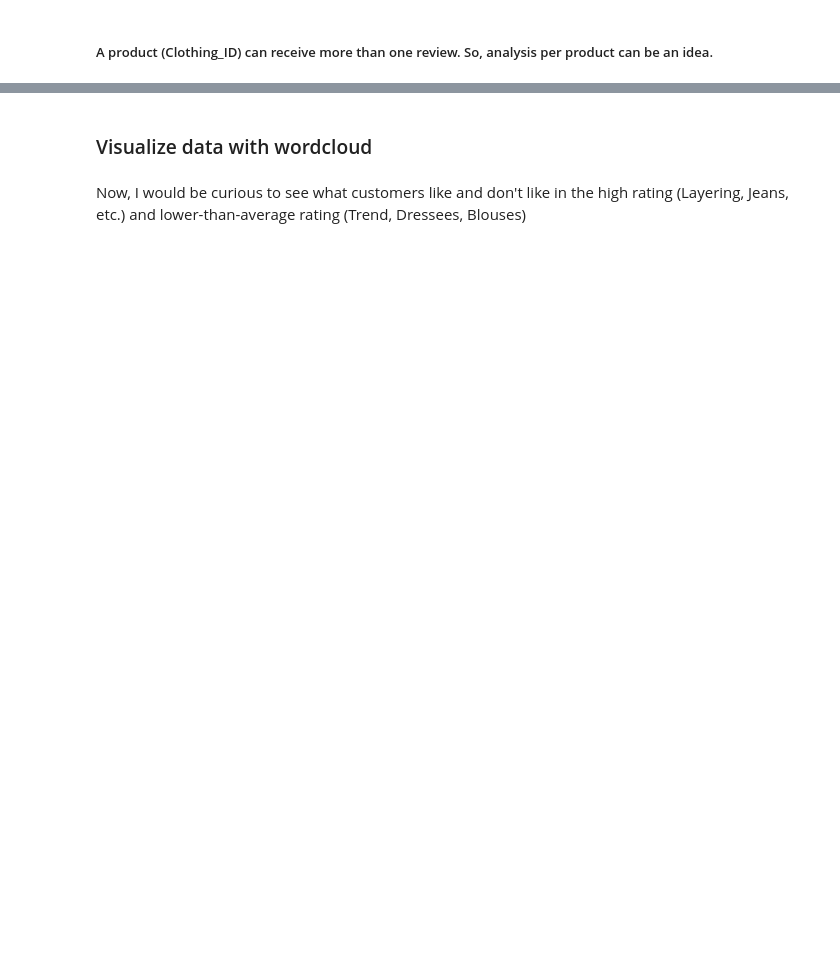
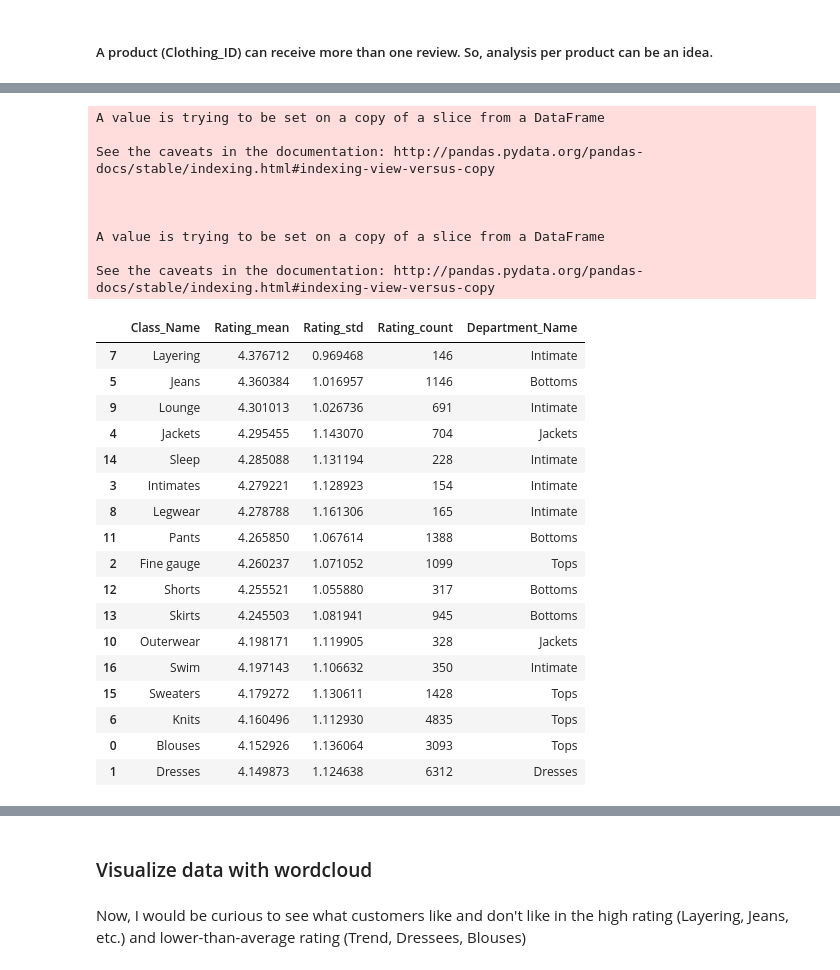
Before and after one commit to loandangnt/women-clothing, a Jupyter notebook: women_clothing_data_exploration.ipynb, the cells around one changed output, grey strips where cells are left out. Cells and saved outputs as stored; diff of their text form; code cells hidden in the pictures; blank space fills up the shorter version.

```diff
--- a/women_clothing_data_exploration.ipynb
+++ b/women_clothing_data_exploration.ipynb
@@ -50,15 +66,43 @@ df.drop_duplicates(keep='first',inplace=True)
 # %%
 a = df.groupby('Class_Name').agg({'Rating': ['mean','std','count']}).reset_index()
 a.columns = ['Class_Name','Rating_mean','Rating_std','Rating_count']
 a = a[~a['Class_Name'].isin(['Chemises','Casual bottoms','Trend'])]
 
 
 dept_map = df[['Class_Name','Department_Name']]
 dept_map.drop_duplicates(keep='first', inplace=True)
 dept_map.dropna(inplace=True)
 
 a = pd.merge(a, dept_map, how='left', on='Class_Name')
-a.sort_values('Rating_std',ascending=False)
+a.sort_values('Rating_mean',ascending=False)
+# %% [output]
+A value is trying to be set on a copy of a slice from a DataFrame
+
+See the caveats in the documentation: http://pandas.pydata.org/pandas-docs/stable/indexing.html#indexing-view-versus-copy
+
+
+
+A value is trying to be set on a copy of a slice from a DataFrame
+
+See the caveats in the documentation: http://pandas.pydata.org/pandas-docs/stable/indexing.html#indexing-view-versus-copy
+|  | Class_Name | Rating_mean | Rating_std | Rating_count | Department_Name |
+| 7 | Layering | 4.376712 | 0.969468 | 146 | Intimate |
+| 5 | Jeans | 4.360384 | 1.016957 | 1146 | Bottoms |
+| 9 | Lounge | 4.301013 | 1.026736 | 691 | Intimate |
+| 4 | Jackets | 4.295455 | 1.143070 | 704 | Jackets |
+| 14 | Sleep | 4.285088 | 1.131194 | 228 | Intimate |
+| 3 | Intimates | 4.279221 | 1.128923 | 154 | Intimate |
+| 8 | Legwear | 4.278788 | 1.161306 | 165 | Intimate |
+| 11 | Pants | 4.265850 | 1.067614 | 1388 | Bottoms |
+| 2 | Fine gauge | 4.260237 | 1.071052 | 1099 | Tops |
+| 12 | Shorts | 4.255521 | 1.055880 | 317 | Bottoms |
+| 13 | Skirts | 4.245503 | 1.081941 | 945 | Bottoms |
+| 10 | Outerwear | 4.198171 | 1.119905 | 328 | Jackets |
+| 16 | Swim | 4.197143 | 1.106632 | 350 | Intimate |
+| 15 | Sweaters | 4.179272 | 1.130611 | 1428 | Tops |
+| 6 | Knits | 4.160496 | 1.112930 | 4835 | Tops |
+| 0 | Blouses | 4.152926 | 1.136064 | 3093 | Tops |
+| 1 | Dresses | 4.149873 | 1.124638 | 6312 | Dresses |
 # %%
 import plotly.express as px
 # df = px.data.gapminder()
```
Also changed, not shown: parts of 12 cells of this notebook, 1 other file.
